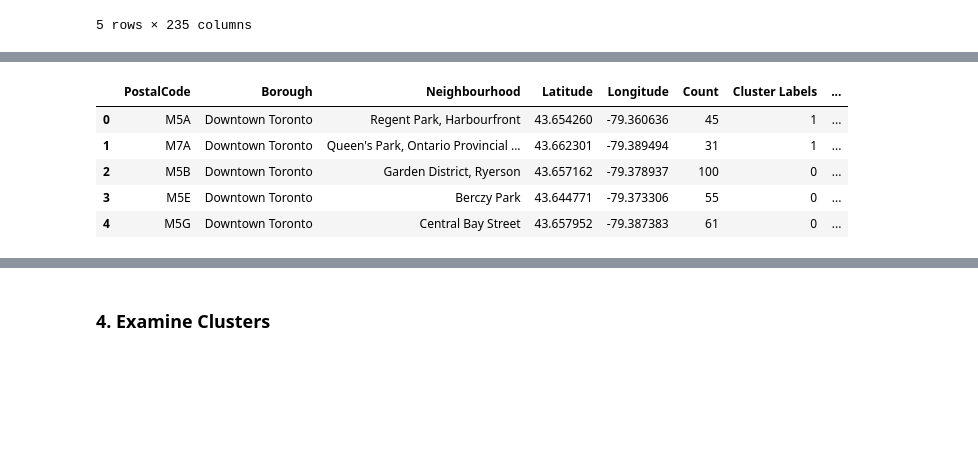
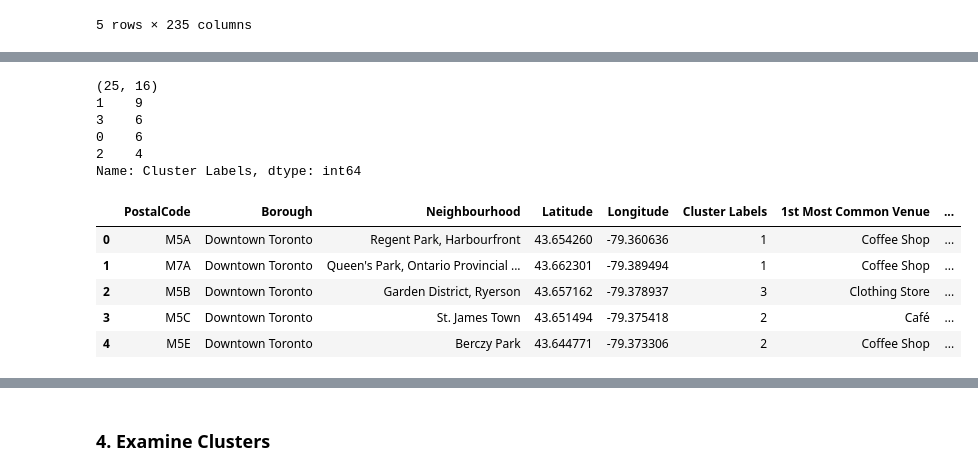
Before and after one commit to DJ3D/Coursera_Capstone, a Jupyter notebook: Toronto_Neighborhoods.ipynb, the cells around one changed output, grey strips where cells are left out. Saved outputs shown, nothing was run; the diff lists cells and outputs as text; code cells hidden in the pictures; blank space fills up the shorter version.

```diff
--- a/Toronto_Neighborhoods.ipynb
+++ b/Toronto_Neighborhoods.ipynb
@@ -82,3 +109,28 @@ toronto_geo.head()
 | 2 | M5B | Downtown Toronto | Garden District, Ryerson | 43.657162 | -79.378937 |
 | 3 | M5C | Downtown Toronto | St. James Town | 43.651494 | -79.375418 |
 | 4 | M4E | East Toronto | The Beaches | 43.676357 | -79.293031 |
+# %%
+# visualize postal codes where borough contains "Toronto"
+latitude = toronto_geo.Latitude.mean()
+longitude = toronto_geo.Longitude.mean()
+map_toronto_geo = folium.Map(location=[latitude, longitude], zoom_start=11)
+
+# add markers to map
+for lat, lng, postalcode, borough, neighborhood in zip(toronto_geo['Latitude'],
+                                                       toronto_geo['Longitude'],
+                                                       toronto_geo['PostalCode'],
+                                                       toronto_geo['Borough'],
+                                                       toronto_geo['Neighbourhood']):
+    label = '{}, {}, {}'.format(neighborhood, borough, postalcode)
+    label = folium.Popup(label, parse_html=True)
+    folium.CircleMarker(
+        [lat, lng],
+        radius=5,
+        popup=label,
+        color='blue',
+        fill=True,
+        fill_color='#3186cc',
+        fill_opacity=0.7,
+        parse_html=False).add_to(map_toronto_geo)
+
+map_toronto_geo
@@ -208,7 +262,7 @@ toronto_grouped.head()
 # %%
 # define function to sort venue type by frequency of occurence
 def return_most_common_venues(row, num_top_venues):
-    row_categories = row.iloc[1:]
+    row_categories = row.iloc[1:-1]
     row_categories_sorted = row_categories.sort_values(ascending=False)
 
     return row_categories_sorted.index.values[0:num_top_venues]
@@ -282,6 +336,7 @@ Silhouette:  0.03623436313520548
 # %%
 # run k-means clustering
-kmeans = KMeans(n_clusters=4).fit(toronto_grouped_clustering)
+kclusters = 4
+kmeans = KMeans(n_clusters=kclusters,random_state=1).fit(toronto_grouped_clustering)
 
 # check cluster labels generated for each row in the dataframe
 print(pd.DataFrame(kmeans.labels_).value_counts())
@@ -311,16 +366,21 @@ labeled.head()
 # %%
 # add clustering labels to toronto_geo
-temp = toronto_geo.merge(postal_code_counts, on='PostalCode')
-mask = temp.Count > 19
-toronto_geo_19 = temp[mask]
-toronto_geo_19_merged = toronto_geo_19.merge(labeled, on='PostalCode')
-toronto_geo_19_merged.head()
+toronto_geo_merged = toronto_geo.merge(labeled, on='PostalCode')
+print(toronto_geo_merged.shape)
+print(toronto_geo_merged['Cluster Labels'].value_counts())
+toronto_geo_merged.head()
 # %% [output]
+(25, 16)
+1    9
+3    6
+0    6
+2    4
+Name: Cluster Labels, dtype: int64
-|  | PostalCode | Borough | Neighbourhood | Latitude | Longitude | Count | Cluster Labels | ... |
-| 0 | M5A | Downtown Toronto | Regent Park, Harbourfront | 43.654260 | -79.360636 | 45 | 1 | ... |
-| 1 | M7A | Downtown Toronto | Queen's Park, Ontario Provincial ... | 43.662301 | -79.389494 | 31 | 1 | ... |
-| 2 | M5B | Downtown Toronto | Garden District, Ryerson | 43.657162 | -79.378937 | 100 | 0 | ... |
-| 3 | M5E | Downtown Toronto | Berczy Park | 43.644771 | -79.373306 | 55 | 0 | ... |
-| 4 | M5G | Downtown Toronto | Central Bay Street | 43.657952 | -79.387383 | 61 | 0 | ... |
+|  | PostalCode | Borough | Neighbourhood | Latitude | Longitude | Cluster Labels | 1st Most Common Venue | ... |
+| 0 | M5A | Downtown Toronto | Regent Park, Harbourfront | 43.654260 | -79.360636 | 1 | Coffee Shop | ... |
+| 1 | M7A | Downtown Toronto | Queen's Park, Ontario Provincial ... | 43.662301 | -79.389494 | 1 | Coffee Shop | ... |
+| 2 | M5B | Downtown Toronto | Garden District, Ryerson | 43.657162 | -79.378937 | 3 | Clothing Store | ... |
+| 3 | M5C | Downtown Toronto | St. James Town | 43.651494 | -79.375418 | 2 | Café | ... |
+| 4 | M5E | Downtown Toronto | Berczy Park | 43.644771 | -79.373306 | 2 | Coffee Shop | ... |
 # %%
 # create map
```
Also changed, not shown: parts of 13 cells of this notebook.
